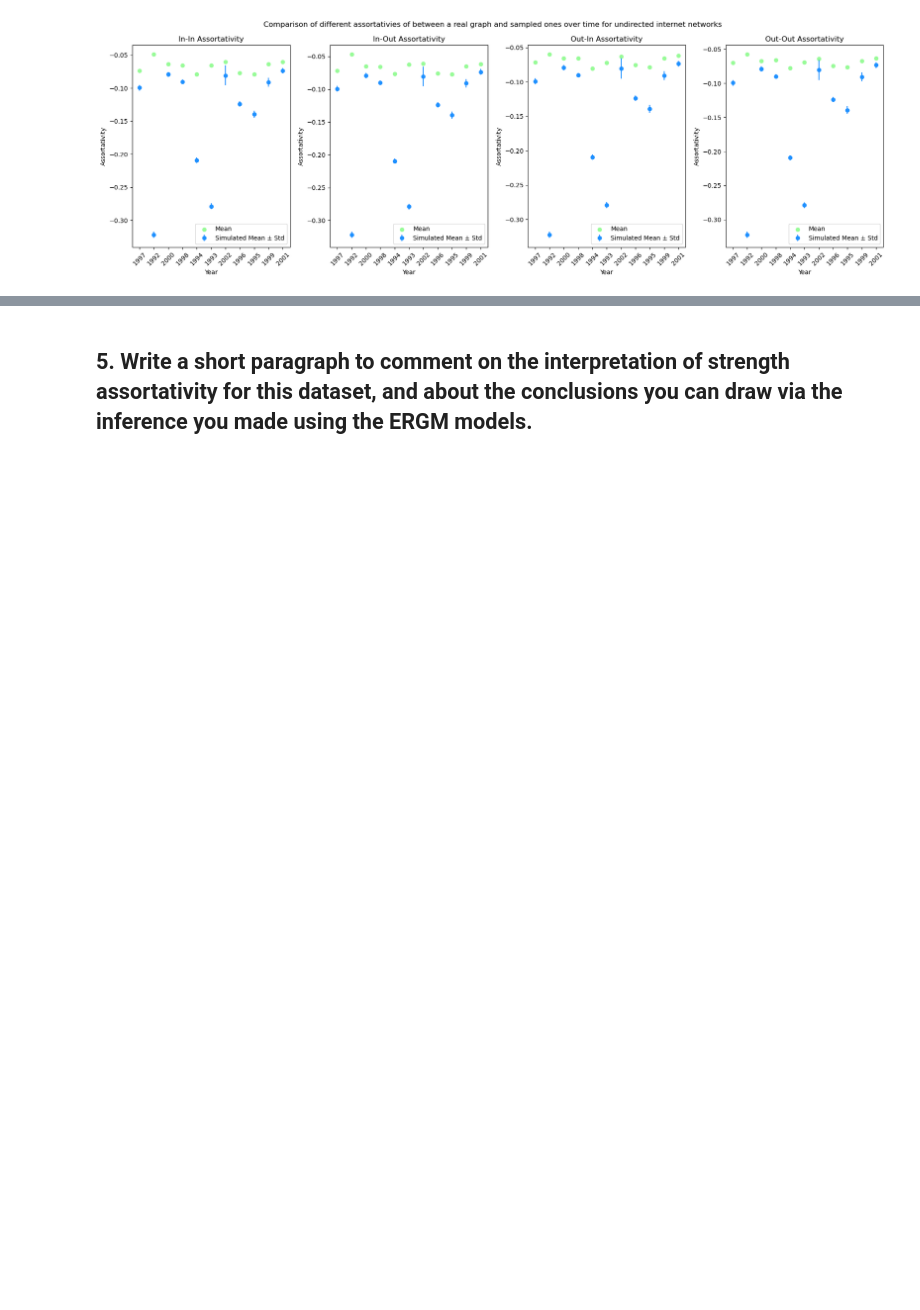
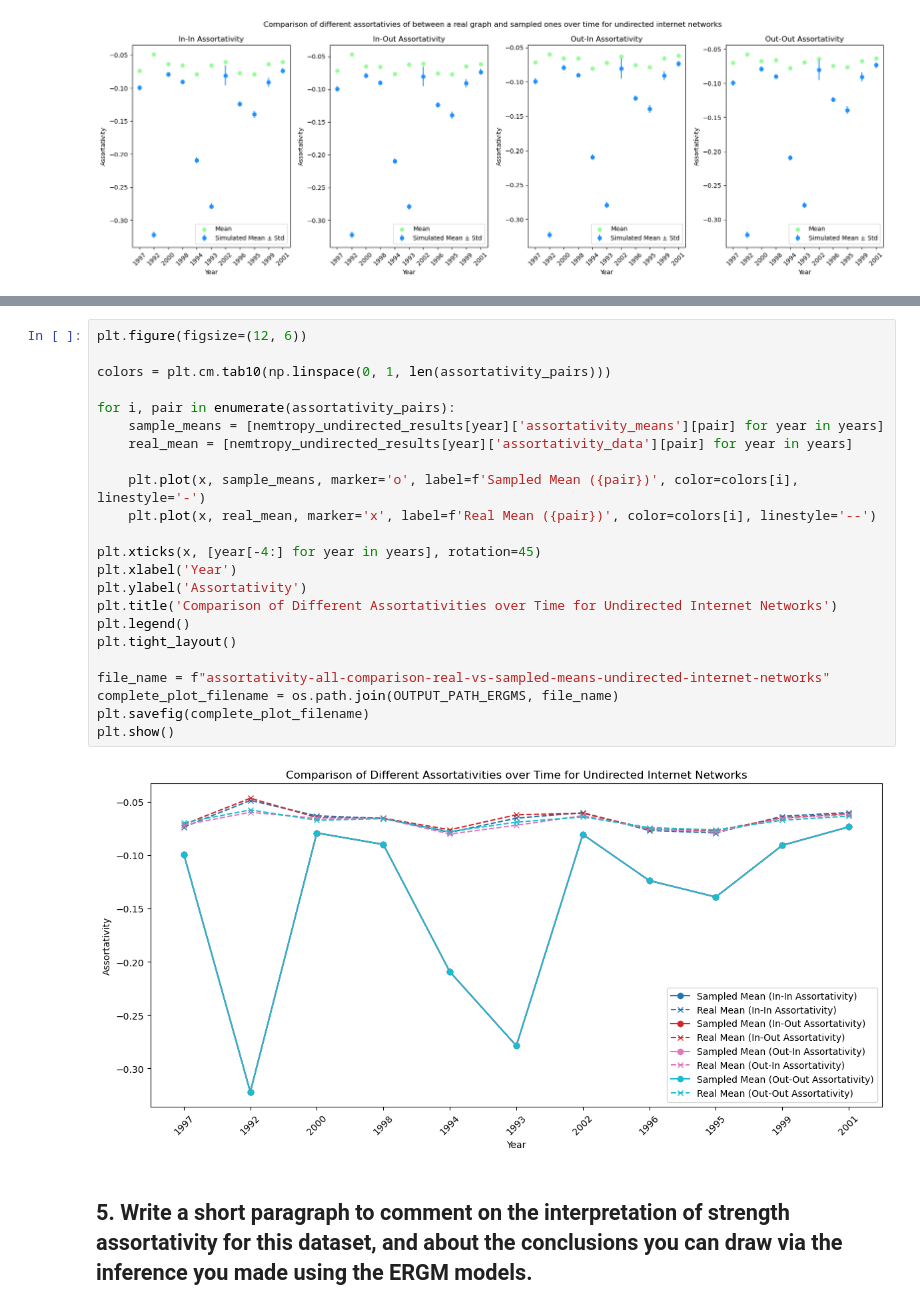
Before and after one commit to HuberNicolas/network-science-uzh, a Jupyter notebook: assignment-3/Assignment_03.ipynb, the cells around one changed output, grey strips where cells are left out. Drawn from its saved outputs; the diff is of its cells as text; blank space fills up the shorter version.

```diff
--- a/assignment-3/Assignment_03.ipynb
+++ b/assignment-3/Assignment_03.ipynb
@@ -712,3 +789,28 @@ plt.show()
+# %%
+plt.figure(figsize=(12, 6))
+
+colors = plt.cm.tab10(np.linspace(0, 1, len(assortativity_pairs)))
+
+for i, pair in enumerate(assortativity_pairs):
+    sample_means = [nemtropy_undirected_results[year]['assortativity_means'][pair] for year in years]
+    real_mean = [nemtropy_undirected_results[year]['assortativity_data'][pair] for year in years]
+
+    plt.plot(x, sample_means, marker='o', label=f'Sampled Mean ({pair})', color=colors[i], linestyle='-')
+    plt.plot(x, real_mean, marker='x', label=f'Real Mean ({pair})', color=colors[i], linestyle='--')
+
+plt.xticks(x, [year[-4:] for year in years], rotation=45)
+plt.xlabel('Year')
+plt.ylabel('Assortativity')
+plt.title('Comparison of Different Assortativities over Time for Undirected Internet Networks')
+plt.legend()
+plt.tight_layout()
+
+file_name = f"assortativity-all-comparison-real-vs-sampled-means-undirected-internet-networks"
+complete_plot_filename = os.path.join(OUTPUT_PATH_ERGMS, file_name)
+plt.savefig(complete_plot_filename)
+plt.show()
+# %% [output]
+[figure, added]
 # %% [markdown]
 ## 5. Write a short paragraph to comment on the interpretation of strength assortativity for this dataset, and about the conclusions you can draw via the inference you made using the ERGM models.
 # %% [markdown]
```
Also changed, not shown: parts of 3 cells of this notebook, 4 other files.
